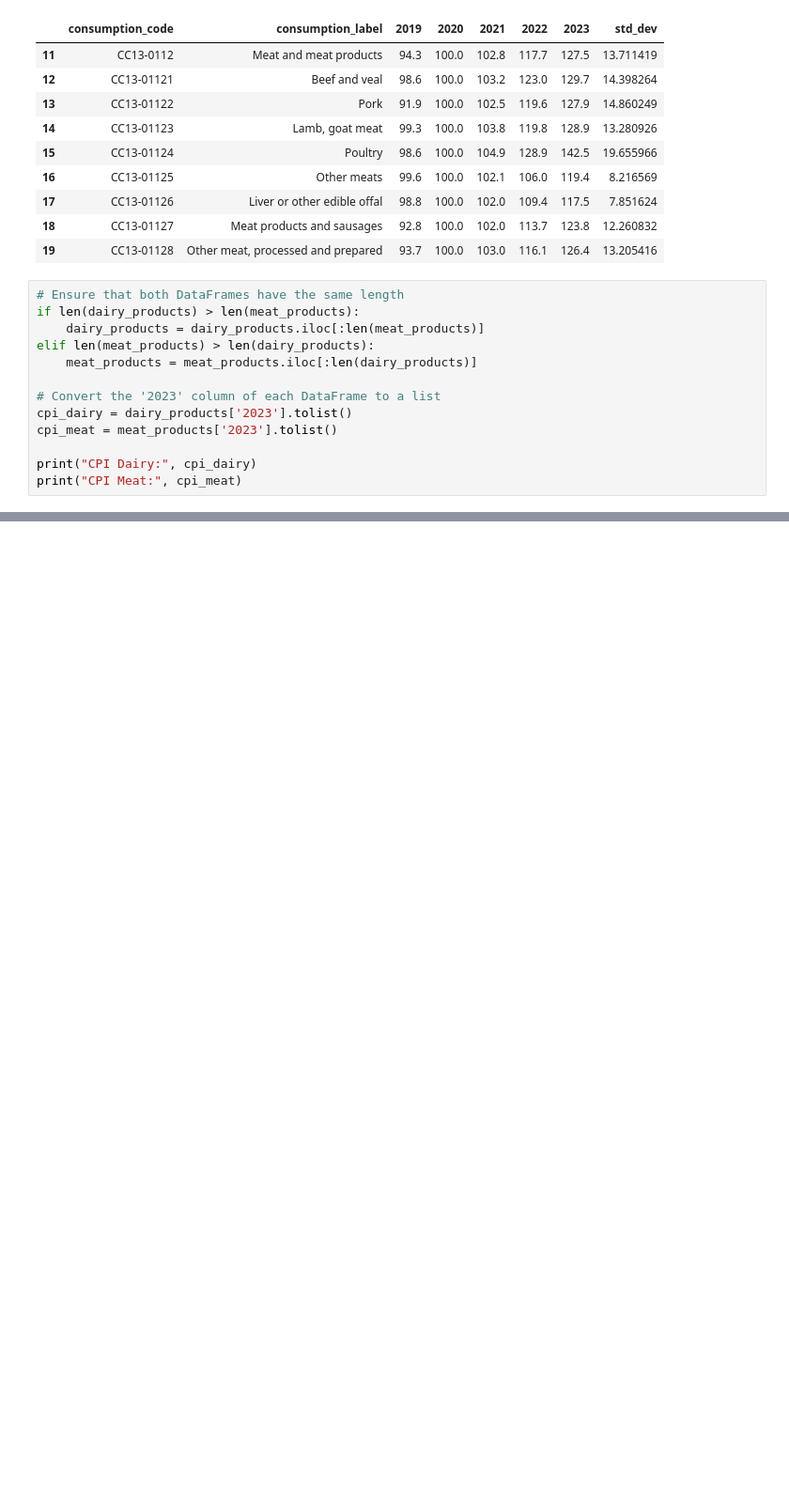
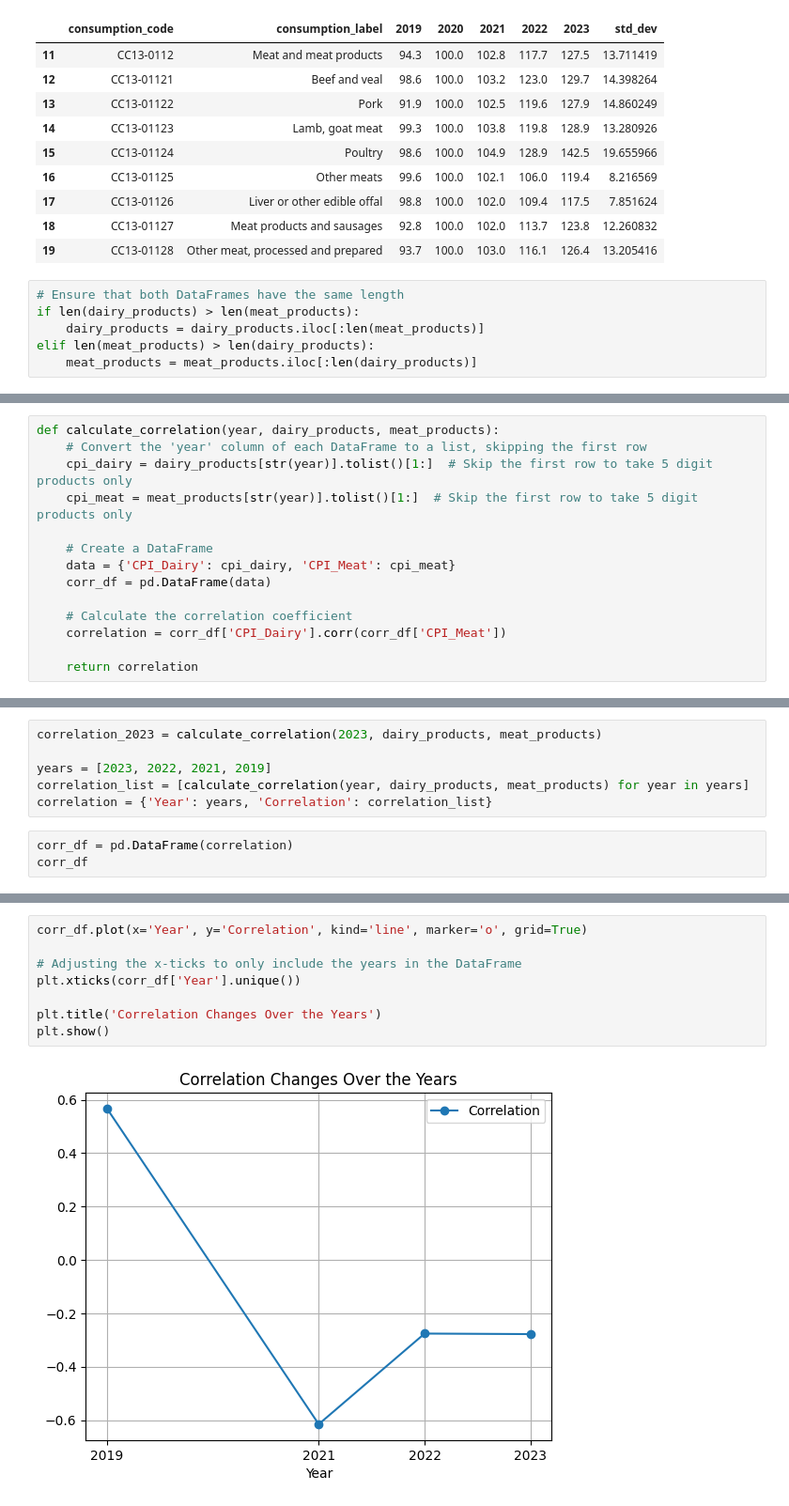
Before and after one commit to n1az/CPI-Analysis, a Jupyter notebook: src/EDA.ipynb, the cells around one changed output, grey strips where cells are left out. Shown at 94% size. Drawn from its saved outputs; the diff is of its cells as text; blank space fills up the shorter version.

```diff
--- a/src/EDA.ipynb
+++ b/src/EDA.ipynb
@@ -219,10 +253,3 @@ if len(dairy_products) > len(meat_products):
     dairy_products = dairy_products.iloc[:len(meat_products)]
 elif len(meat_products) > len(dairy_products):
     meat_products = meat_products.iloc[:len(dairy_products)]
-
-# Convert the '2023' column of each DataFrame to a list
-cpi_dairy = dairy_products['2023'].tolist()
-cpi_meat = meat_products['2023'].tolist()
-
-print("CPI Dairy:", cpi_dairy)
-print("CPI Meat:", cpi_meat)
@@ -241,0 +256,14 @@ The correlation coefficient between CPI for dairy and meat products is: -0.27696
+# %%
+def calculate_correlation(year, dairy_products, meat_products):
+    # Convert the 'year' column of each DataFrame to a list, skipping the first row
+    cpi_dairy = dairy_products[str(year)].tolist()[1:]  # Skip the first row to take 5 digit products only
+    cpi_meat = meat_products[str(year)].tolist()[1:]  # Skip the first row to take 5 digit products only
+
+    # Create a DataFrame
+    data = {'CPI_Dairy': cpi_dairy, 'CPI_Meat': cpi_meat}
+    corr_df = pd.DataFrame(data)
+
+    # Calculate the correlation coefficient
+    correlation = corr_df['CPI_Dairy'].corr(corr_df['CPI_Meat'])
+
+    return correlation
@@ -241,0 +272,9 @@ The correlation coefficient between CPI for dairy and meat products is: -0.27696
+# %%
+correlation_2023 = calculate_correlation(2023, dairy_products, meat_products)
+
+years = [2023, 2022, 2021, 2019]
+correlation_list = [calculate_correlation(year, dairy_products, meat_products) for year in years]
+correlation = {'Year': years, 'Correlation': correlation_list}
+# %%
+corr_df = pd.DataFrame(correlation)
+corr_df
@@ -242 +287,11 @@ The correlation coefficient between CPI for dairy and meat products is: -0.27696
+# %%
+corr_df.plot(x='Year', y='Correlation', kind='line', marker='o', grid=True)
+
+# Adjusting the x-ticks to only include the years in the DataFrame
+plt.xticks(corr_df['Year'].unique())
+
+plt.title('Correlation Changes Over the Years')
+plt.show()
+# %% [output]
+[figure, added]
 # %% [markdown]
```
Also changed, not shown: parts of 17 cells of this notebook, 1 other file.
